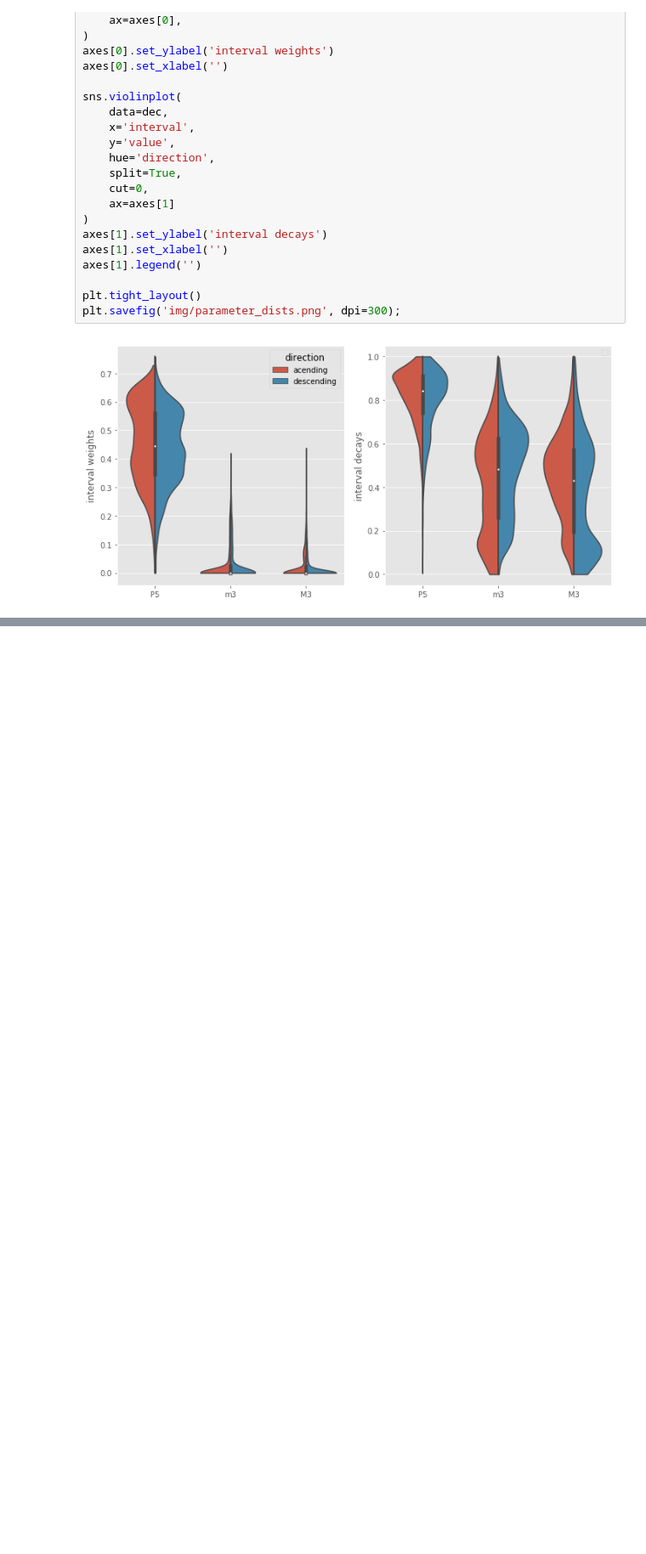
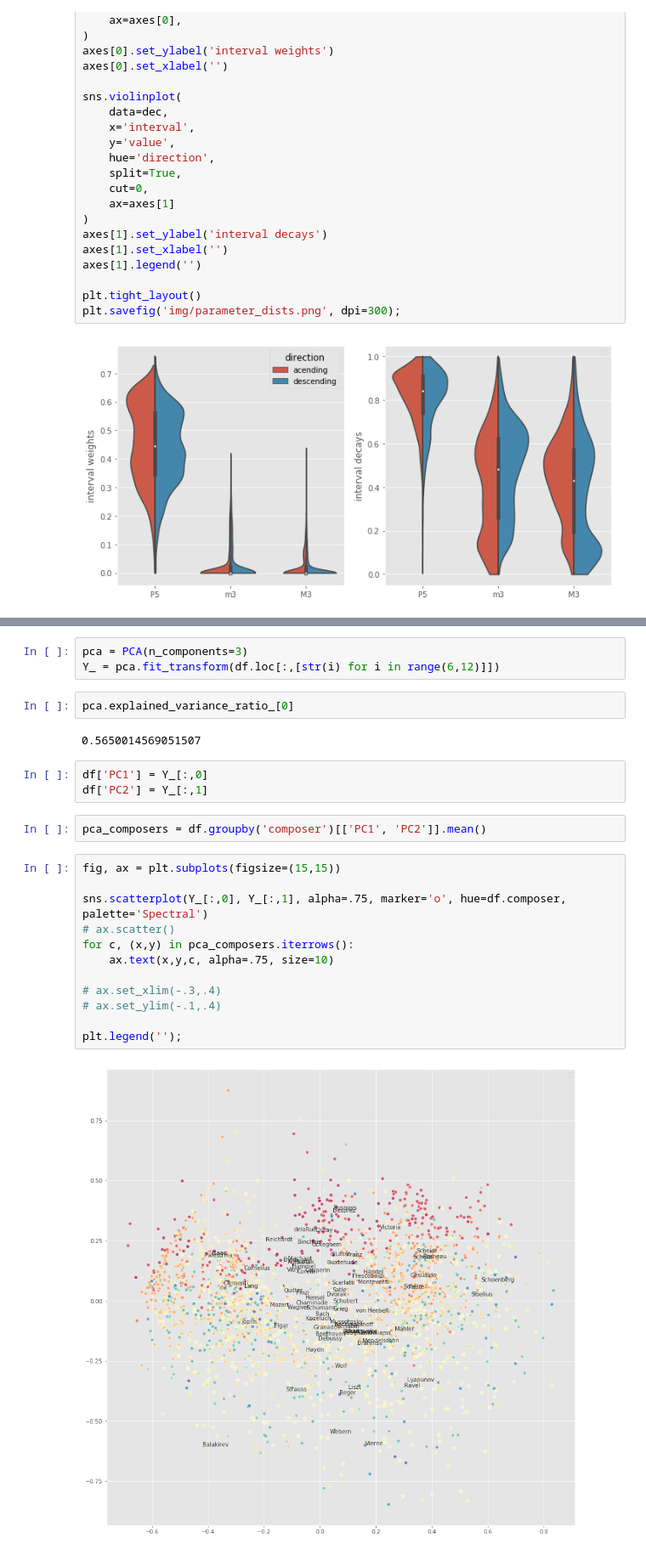
Before and after one commit to DCMLab/tonal-diffusion-model, a Jupyter notebook: analysis.ipynb, the cells around one changed output, grey strips where cells are left out. Shown at 85% size. Drawn from its saved outputs; the diff is of its cells as text; blank space fills up the shorter version.

```diff
--- a/analysis.ipynb
+++ b/analysis.ipynb
@@ -244,0 +259,26 @@ plt.savefig('img/parameter_dists.png', dpi=300);
+# %%
+pca = PCA(n_components=3)
+Y_ = pca.fit_transform(df.loc[:,[str(i) for i in range(6,12)]])
+# %%
+pca.explained_variance_ratio_[0]
+# %% [output]
+0.5650014569051507
+# %%
+df['PC1'] = Y_[:,0]
+df['PC2'] = Y_[:,1]
+# %%
+pca_composers = df.groupby('composer')[['PC1', 'PC2']].mean()
+# %%
+fig, ax = plt.subplots(figsize=(15,15))
+
+sns.scatterplot(Y_[:,0], Y_[:,1], alpha=.75, marker='o', hue=df.composer, palette='Spectral')
+# ax.scatter()
+for c, (x,y) in pca_composers.iterrows():
+    ax.text(x,y,c, alpha=.75, size=10)
+
+# ax.set_xlim(-.3,.4)
+# ax.set_ylim(-.1,.4)
+
+plt.legend('');
+# %% [output]
+[figure, added]
```
Also changed, not shown: parts of 10 cells of this notebook.
